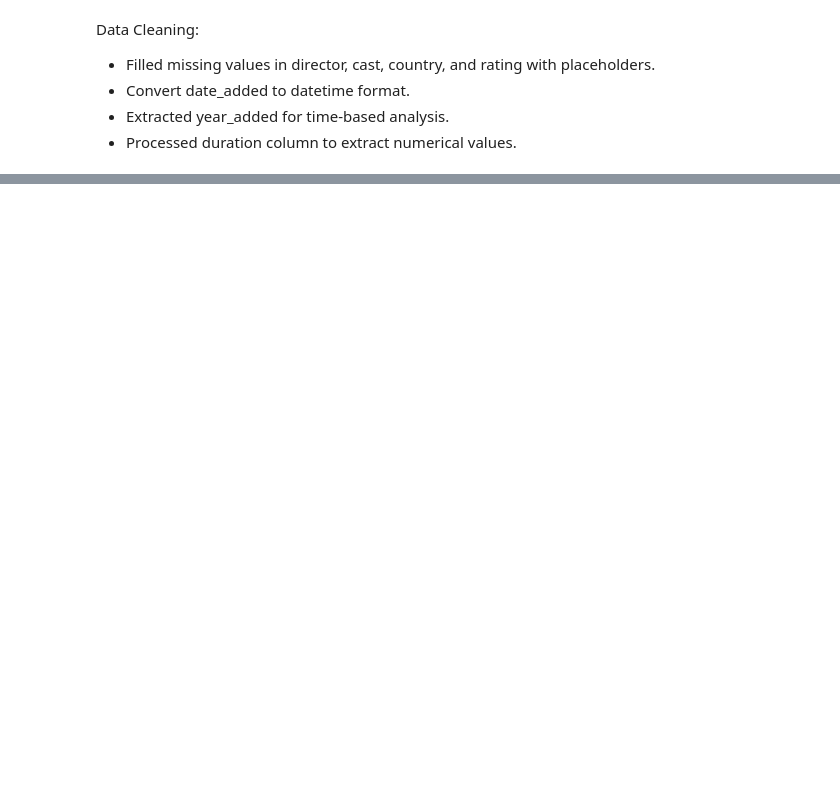
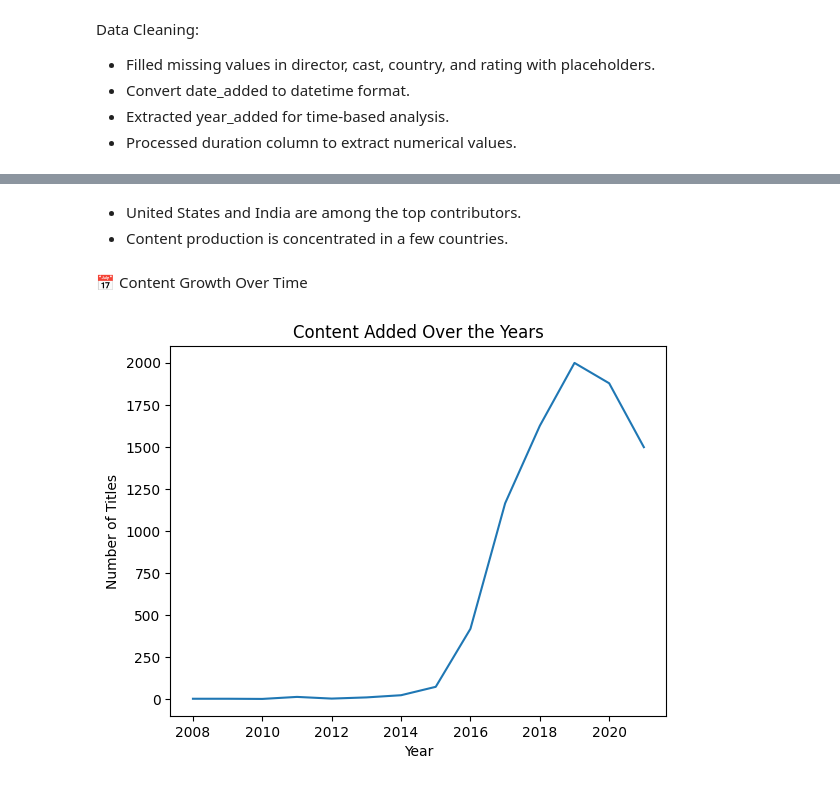
Before and after one commit to Aryan1021/netflix-data-analysis, a Jupyter notebook: notebook/netflix_analysis.ipynb, the cells around one changed output, grey strips where cells are left out. Drawn from its saved outputs; the diff is of its cells as text; code cells hidden in the pictures; blank space fills up the shorter version.

```diff
--- a/notebook/netflix_analysis.ipynb
+++ b/notebook/netflix_analysis.ipynb
@@ -157,0 +192,13 @@ Data Cleaning:
+# %% [markdown]
+- United States and India are among the top contributors.
+- Content production is concentrated in a few countries.
+# %% [markdown]
+📅 Content Growth Over Time
+# %%
+df["year_added"].value_counts().sort_index().plot()
+plt.title("Content Added Over the Years")
+plt.xlabel("Year")
+plt.ylabel("Number of Titles")
+plt.show()
+# %% [output]
+[figure, added]
```
Also changed, not shown: parts of 23 cells of this notebook.
